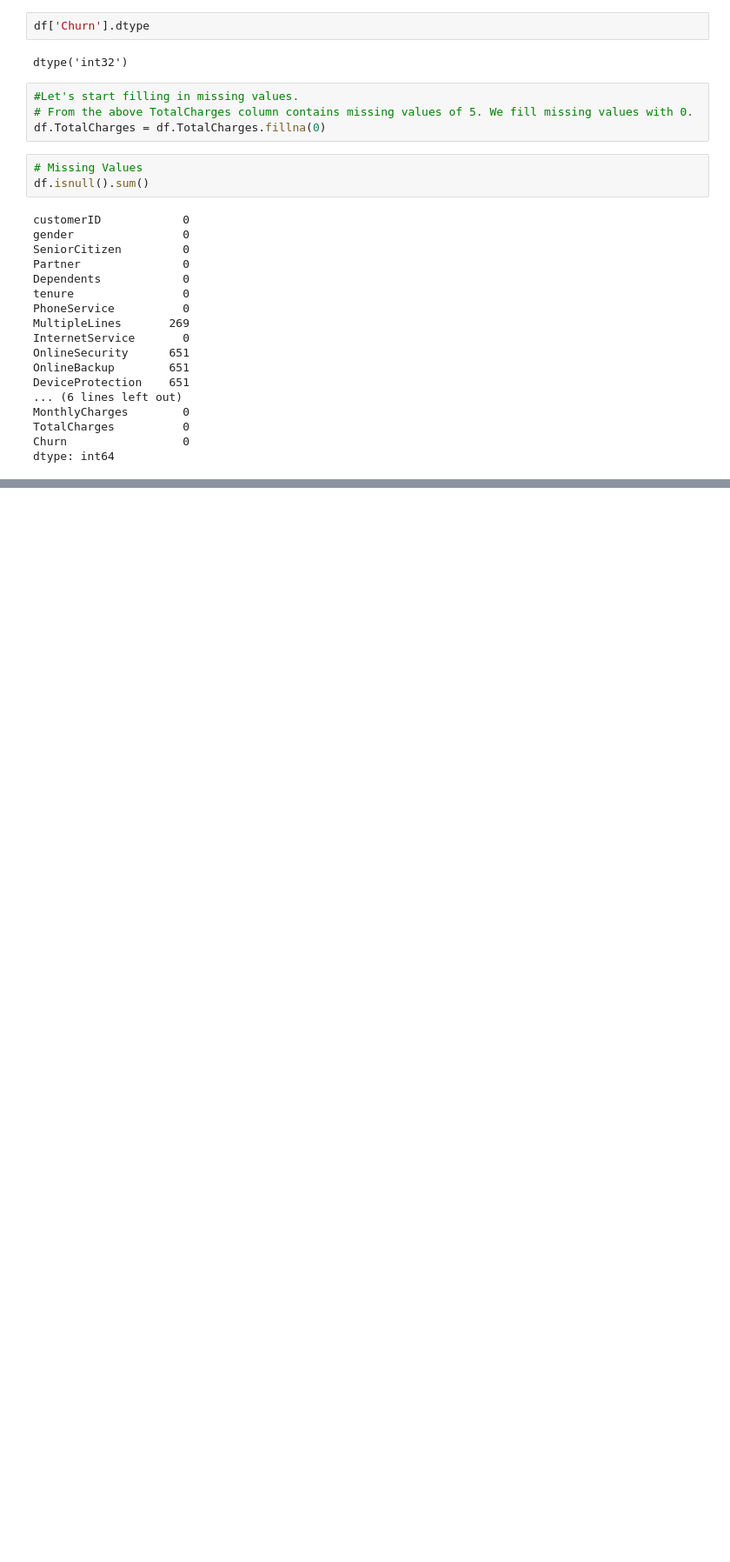
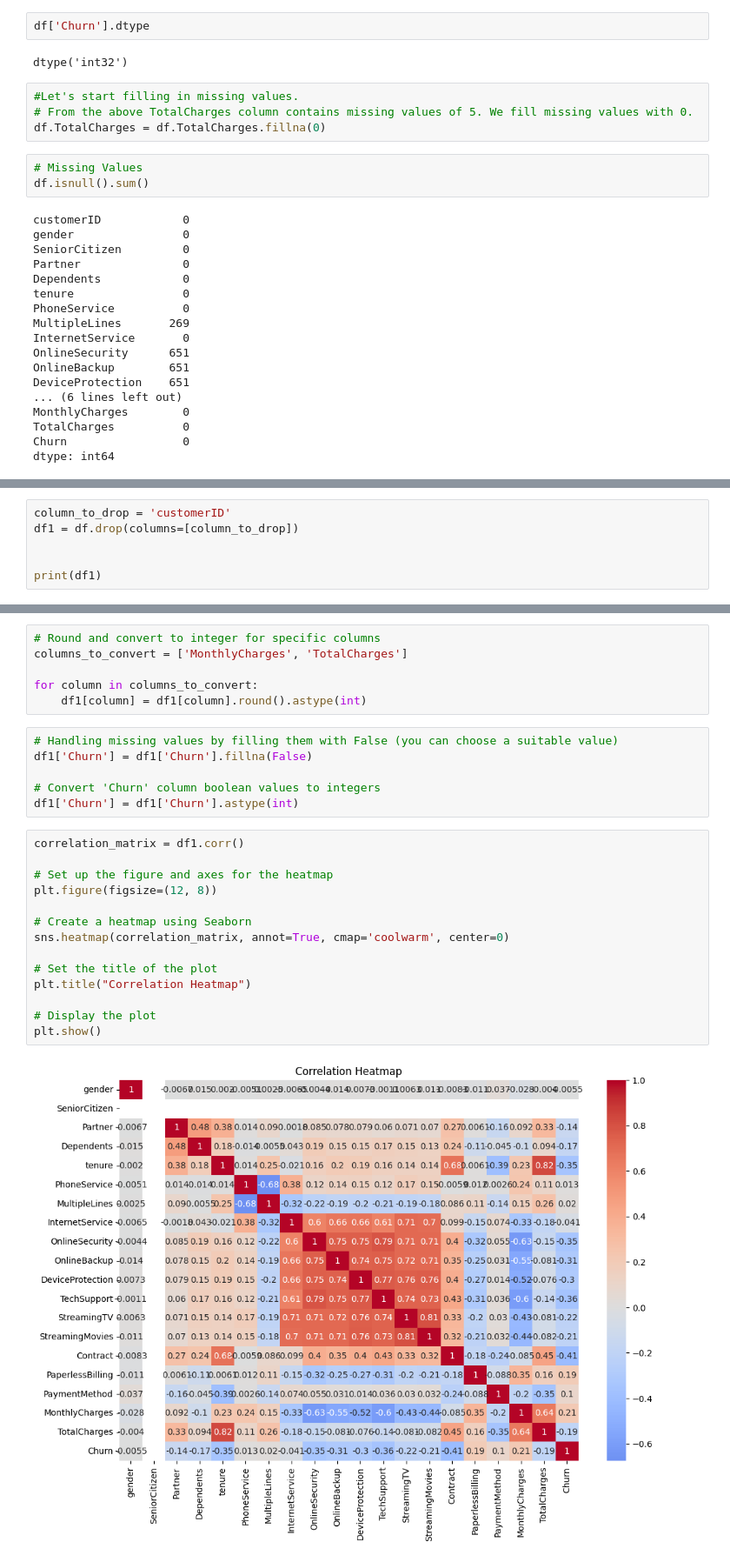
Before and after one commit to lauranyangasi/classification, a Jupyter notebook: Classification_project.ipynb, the cells around one changed output, grey strips where cells are left out. Shown: that part at 87% size. Drawn from its saved outputs; the diff is of its cells as text; blank space fills up the shorter version.

```diff
--- a/Classification_project.ipynb
+++ b/Classification_project.ipynb
@@ -295,0 +435,6 @@ dtype: int64
+# %%
+column_to_drop = 'customerID'
+df1 = df.drop(columns=[column_to_drop])
+
+
+print(df1)
@@ -295,0 +499,28 @@ dtype: int64
+# %%
+# Round and convert to integer for specific columns
+columns_to_convert = ['MonthlyCharges', 'TotalCharges']
+
+for column in columns_to_convert:
+    df1[column] = df1[column].round().astype(int)
+# %%
+# Handling missing values by filling them with False (you can choose a suitable value)
+df1['Churn'] = df1['Churn'].fillna(False)
+
+# Convert 'Churn' column boolean values to integers
+df1['Churn'] = df1['Churn'].astype(int)
+# %%
+correlation_matrix = df1.corr()
+
+# Set up the figure and axes for the heatmap
+plt.figure(figsize=(12, 8))
+
+# Create a heatmap using Seaborn
+sns.heatmap(correlation_matrix, annot=True, cmap='coolwarm', center=0)
+
+# Set the title of the plot
+plt.title("Correlation Heatmap")
+
+# Display the plot
+plt.show()
+# %% [output]
+[figure, added]
```
Also changed, not shown: parts of 27 cells of this notebook.
